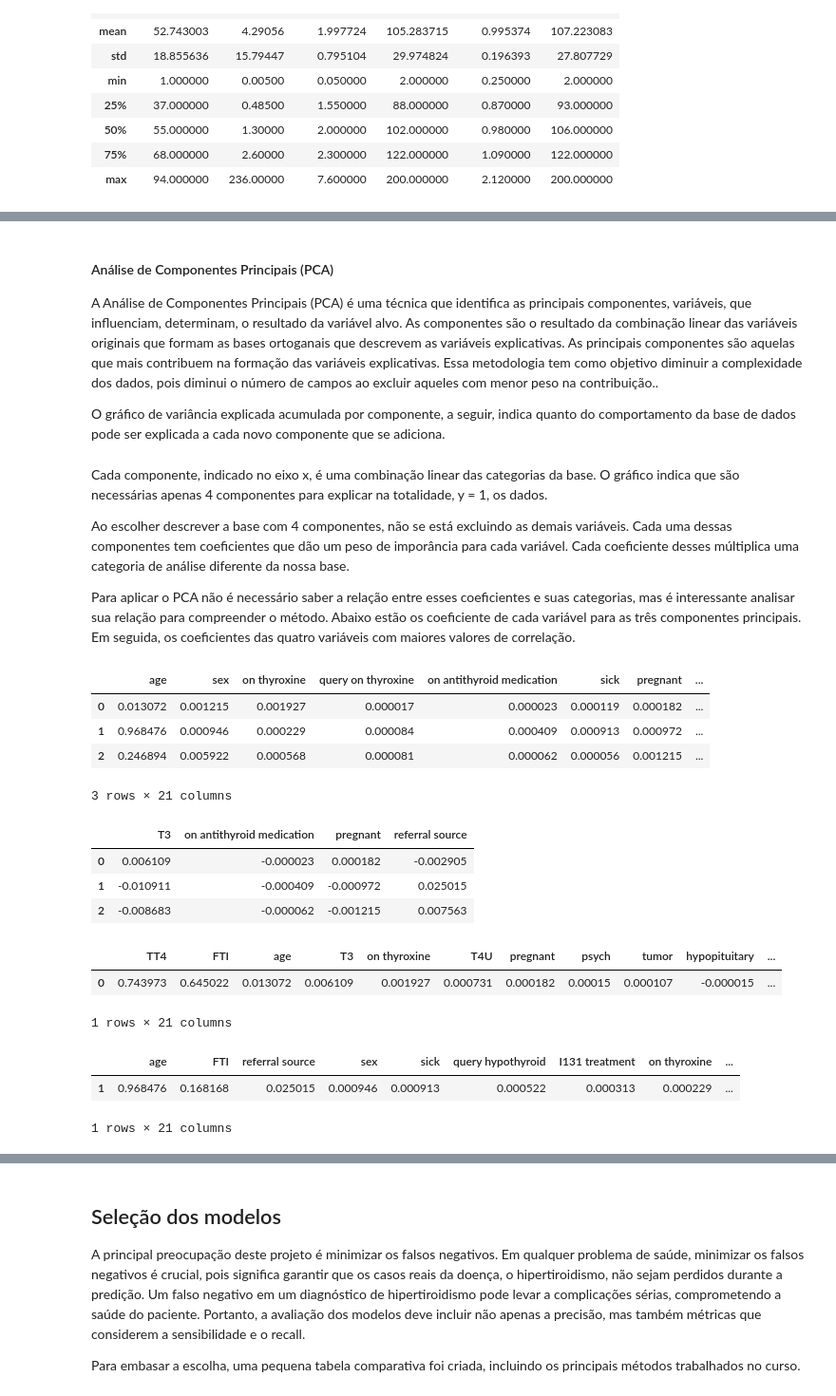
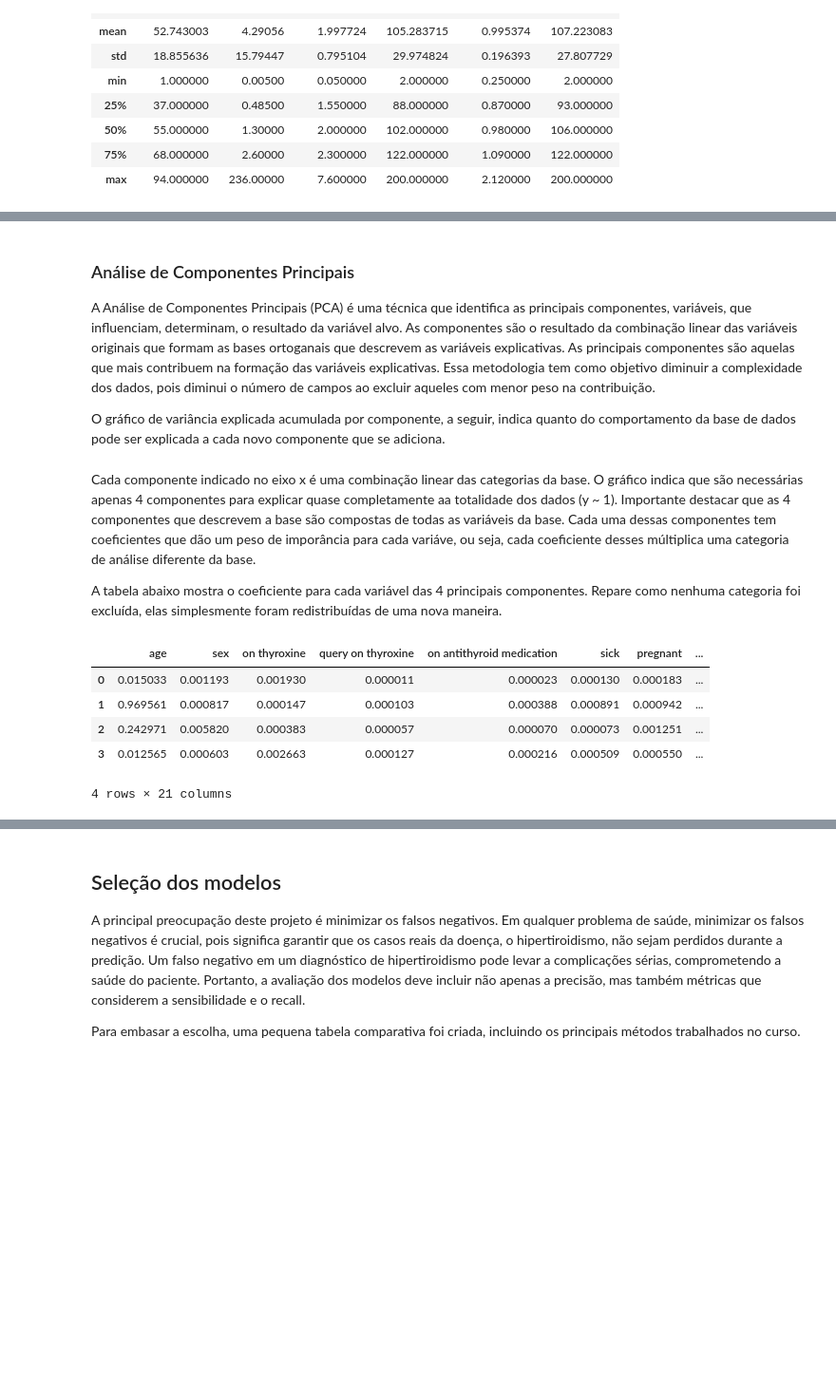
Before and after one commit to marinappdf/projetos-EBAC, a Jupyter notebook: Projeto Final/pred-hipertiroidismo.ipynb, the cells around one changed output, grey strips where cells are left out. Shown at 95% size. Saved outputs shown, nothing was run; the diff lists cells and outputs as text; code cells hidden in the pictures; blank space fills up the shorter version.

```diff
--- a/Projeto Final/pred-hipertiroidismo.ipynb
+++ b/Projeto Final/pred-hipertiroidismo.ipynb
@@ -465,0 +575,3 @@ A aplicação serã feita em ambas as bases.
+# %%
+for i in data[data['sex']== '?']['sex'].index:
+    data['sex'].iloc[i] = random.choice(['M', 'F'])
@@ -495,5 +630,2 @@ def corrigir_cat(data):
-# %%
-data = corrigir_cat(data)
-data_t = corrigir_cat(data_t)
 # %% [markdown]
 
@@ -633,5 +728,5 @@ Paralelamente, será aplicado a eles a técnica de cross validation. Essa técni
 # %%
-x_o = data.drop('query hyperthyroid', axis = 1)
-y_o = data['query hyperthyroid']
-xt_o = data_t.drop('query hyperthyroid', axis = 1)
-yt_o = data_t['query hyperthyroid']
+xo = data.drop('query hyperthyroid', axis = 1)
+yo = data['query hyperthyroid']
+
+xo_train, xo_test, y_train, y_test = train_test_split(xo, yo, test_size=0.2, random_state=42)
@@ -642,6 +733,6 @@ Terimanada as análises e tratamento, pode-se iniciar a preparação dos dados p
 # %% [markdown]
-#### Análise de Componentes Principais (PCA)
+### Análise de Componentes Principais
 
-A Análise de Componentes Principais (PCA) é uma técnica que identifica as principais componentes, variáveis, que influenciam, determinam, o resultado da variável alvo. As componentes são o resultado da combinação linear das variáveis originais que formam as bases ortoganais que descrevem as variáveis explicativas. As principais componentes são aquelas que mais contribuem na formação das variáveis explicativas. Essa metodologia tem como objetivo diminuir a complexidade dos dados, pois diminui o número de campos ao excluir aqueles com menor peso na contribuição..
+A Análise de Componentes Principais (PCA) é uma técnica que identifica as principais componentes, variáveis, que influenciam, determinam, o resultado da variável alvo. As componentes são o resultado da combinação linear das variáveis originais que formam as bases ortoganais que descrevem as variáveis explicativas. As principais componentes são aquelas que mais contribuem na formação das variáveis explicativas. Essa metodologia tem como objetivo diminuir a complexidade dos dados, pois diminui o número de campos ao excluir aqueles com menor peso na contribuição.
 
 O gráfico de variância explicada acumulada por componente, a seguir, indica quanto do comportamento da base de dados pode ser explicada a cada novo componente que se adiciona.
@@ -667,36 +739,30 @@ fig.show()
+# %%
+pca = PCA(n_components=21)
+pca.fit(xo)
+
+explained_variance = pca.explained_variance_ratio_
+cumulative_variance = explained_variance.cumsum()
+df_pca = pd.DataFrame({
+    'n_components': range(1, len(cumulative_variance) + 1),
+    'cumulative_variance': cumulative_variance})
+
+fig = px.line(df_pca, x='n_components', y='cumulative_variance',
+    markers=True, title='Variância Explicada Acumulada por Componente',
+    labels={'n_components': 'Número de Componentes', 'cumulative_variance': 'Variância Explicada Acumulada'})
+fig.update_layout(xaxis=dict(dtick=1, tickmode='linear', range=[1, len(cumulative_variance)]),
+                  yaxis=dict(range=[0, 1.1]))
+fig.show()
 # %% [markdown]
-Cada componente, indicado no eixo x, é uma combinação linear das categorias da base. O gráfico indica que são necessárias apenas 4 componentes para explicar na totalidade, y = 1, os dados.
+Cada componente indicado no eixo x é uma combinação linear das categorias da base. O gráfico indica que são necessárias apenas 4 componentes para explicar quase completamente aa totalidade dos dados (y ~ 1). Importante destacar que as 4 componentes que descrevem a base são compostas de todas as variáveis da base. Cada uma dessas componentes tem coeficientes que dão um peso de imporância para cada variáve, ou seja, cada coeficiente desses múltiplica uma categoria de análise diferente da base.
 
-Ao escolher descrever a base com 4 componentes, não se está excluindo as demais variáveis. Cada uma dessas componentes tem coeficientes que dão um peso de imporância para cada variável. Cada coeficiente desses múltiplica uma categoria de análise diferente da nossa base.
-
-Para aplicar o PCA não é necessário saber a relação entre esses coeficientes e suas categorias, mas é interessante analisar sua relação para compreender o método.
-Abaixo estão os coeficiente de cada variável para as três componentes principais. Em seguida, os coeficientes das quatro variáveis com maiores valores de correlação.
+A tabela abaixo mostra o coeficiente para cada variável das 4 principais componentes. Repare como nenhuma categoria foi excluída, elas simplesmente foram redistribuídas de uma nova maneira.
 # %%
-# Organiza os componentes principais em um DataFrame
 componentes = pd.DataFrame(pca.components_, columns=data.columns.drop('query hyperthyroid'))
-abs(componentes.loc[[0,1,2]])
+abs(componentes.loc[[0,1,2,3]])
 # %% [output]
 |  | age | sex | on thyroxine | query on thyroxine | on antithyroid medication | sick | pregnant | ... |
-| 0 | 0.013072 | 0.001215 | 0.001927 | 0.000017 | 0.000023 | 0.000119 | 0.000182 | ... |
-| 1 | 0.968476 | 0.000946 | 0.000229 | 0.000084 | 0.000409 | 0.000913 | 0.000972 | ... |
-| 2 | 0.246894 | 0.005922 | 0.000568 | 0.000081 | 0.000062 | 0.000056 | 0.001215 | ... |
+| 0 | 0.015033 | 0.001193 | 0.001930 | 0.000011 | 0.000023 | 0.000130 | 0.000183 | ... |
+| 1 | 0.969561 | 0.000817 | 0.000147 | 0.000103 | 0.000388 | 0.000891 | 0.000942 | ... |
+| 2 | 0.242971 | 0.005820 | 0.000383 | 0.000057 | 0.000070 | 0.000073 | 0.001251 | ... |
+| 3 | 0.012565 | 0.000603 | 0.002663 | 0.000127 | 0.000216 | 0.000509 | 0.000550 | ... |
-3 rows × 21 columns
+4 rows × 21 columns
-# %%
-componentes[['T3', 'on antithyroid medication', 'pregnant', 'referral source']].iloc[[0,1,2]]
-# %% [output]
-|  | T3 | on antithyroid medication | pregnant | referral source |
-| 0 | 0.006109 | -0.000023 | 0.000182 | -0.002905 |
-| 1 | -0.010911 | -0.000409 | -0.000972 | 0.025015 |
-| 2 | -0.008683 | -0.000062 | -0.001215 | 0.007563 |
-# %%
-componentes.iloc[[0]].T.sort_values(by=0,ascending=False).T
-# %% [output]
-|  | TT4 | FTI | age | T3 | on thyroxine | T4U | pregnant | psych | tumor | hypopituitary | ... |
-| 0 | 0.743973 | 0.645022 | 0.013072 | 0.006109 | 0.001927 | 0.000731 | 0.000182 | 0.00015 | 0.000107 | -0.000015 | ... |
-1 rows × 21 columns
-# %%
-componentes.iloc[[1]].T.sort_values(by=1,ascending=False).T
-# %% [output]
-|  | age | FTI | referral source | sex | sick | query hypothyroid | I131 treatment | on thyroxine | ... |
-| 1 | 0.968476 | 0.168168 | 0.025015 | 0.000946 | 0.000913 | 0.000522 | 0.000313 | 0.000229 | ... |
-1 rows × 21 columns
```
Also changed, not shown: parts of 99 cells of this notebook.
